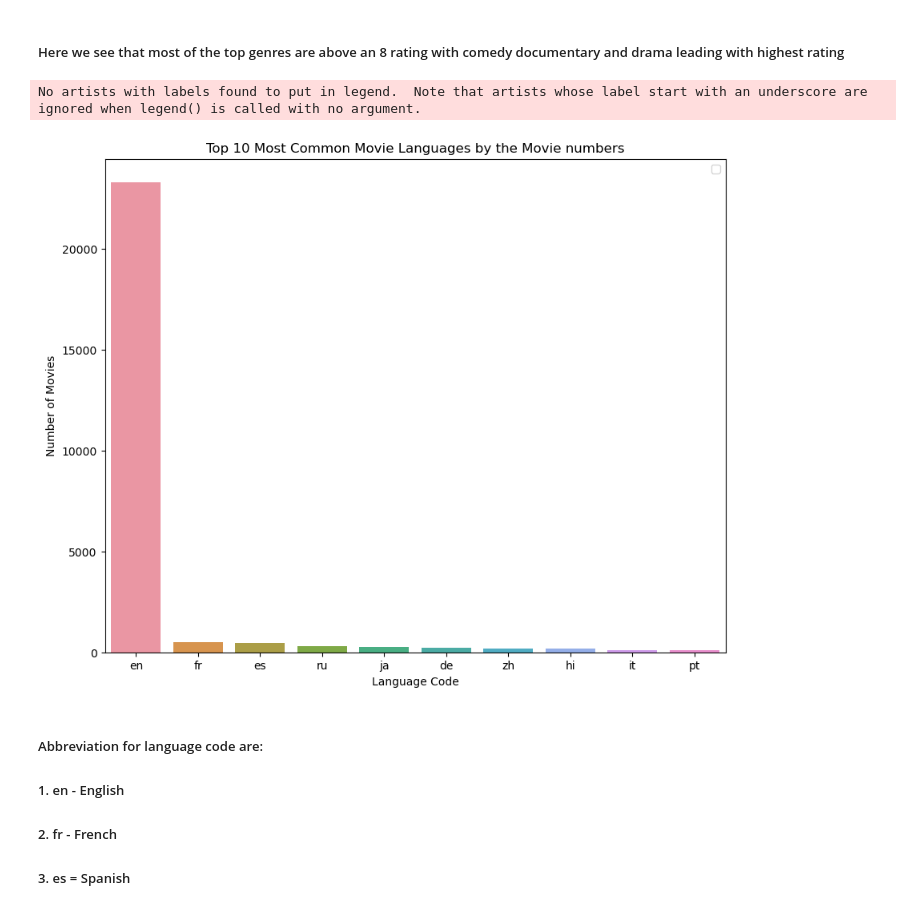
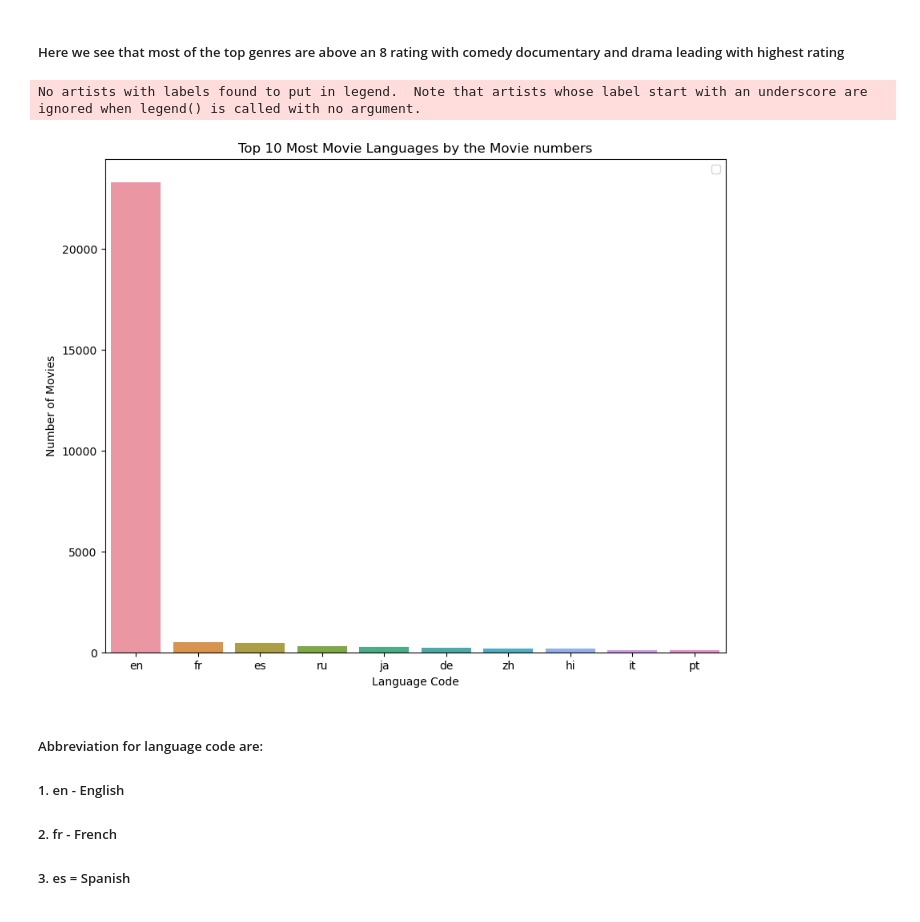
Before and after one commit to Mark-eki/Phase-Two-Project, a Jupyter notebook: student.ipynb, the cells around one changed output. Saved outputs shown, nothing was run; the diff lists cells and outputs as text; code cells hidden in the pictures.

```diff
--- a/student.ipynb
+++ b/student.ipynb
@@ -314,21 +319,22 @@ No artists with labels found to put in legend.  Note that artists whose label st
 # %%
 # Here we chwck
 language_counts = tmdb_df['original_language'].value_counts().head(10)
 
 # Create the plot
 plt.figure(figsize=(10, 8))
 sns.set_palette('Blues_d')
 ax = sns.barplot(x=language_counts.index, y=language_counts.values)
 
 # Customize the plot
-plt.title('Top 10 Most Common Movie Languages by the Movie numbers')
+plt.title('Top 10 Most Movie Languages by the Movie numbers')
 plt.xlabel('Language Code')
 plt.ylabel('Number of Movies')
 plt.legend()
+plt.savefig("C:/Users/HP/Pictures/top 10 movie languages by numbers.png", dpi=300, bbox_inches='tight')
 plt.show()
 # %% [output]
 No artists with labels found to put in legend.  Note that artists whose label start with an underscore are ignored when legend() is called with no argument.
-[figure, old version]
+[figure, new version]
 # %% [markdown]
 ##### Abbreviation for language code are:
 ##### 1. en - English
```
Also changed, not shown: parts of 11 cells of this notebook.
